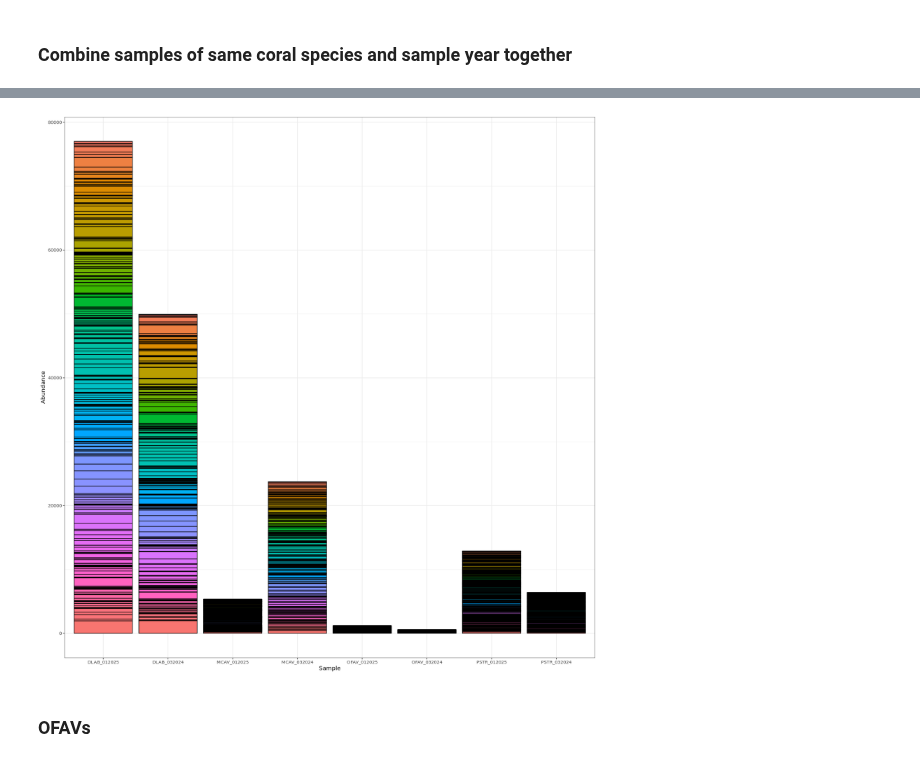
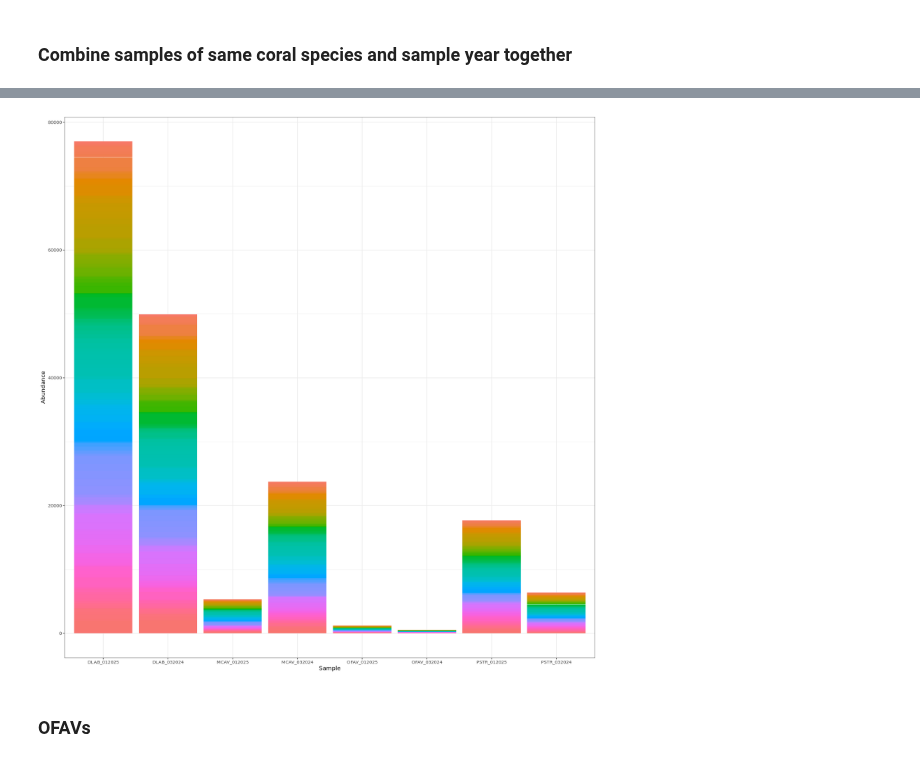
Before and after one commit to nikeaulrich/COL_metagenomics, a Jupyter notebook: COL_pathways_plots.ipynb, the cells around one changed output, grey strips where cells are left out. Drawn from its saved outputs; the diff is of its cells as text; code cells hidden in the pictures.

Commit message:
pathway plots and all plot spreadsheets

```diff
--- a/COL_pathways_plots.ipynb
+++ b/COL_pathways_plots.ipynb
@@ -78,7 +78,7 @@ A data.frame: 6 × 54
 #just checking to see
 write.csv(as.data.frame(pathways_filt), file= "pathways_filtered.csv")
 # %%
-column_list <- readLines("COL_column_order_pathways_exceptS20-25.txt")
+column_list <- readLines("COL_column_order_pathways.txt")
 pathways_filt_reordered <- pathways_filt[, column_list]
 head(pathways_filt_reordered)
 # %% [output]
@@ -160,7 +160,9 @@ pathway_totals$PSTR_032024 <- rowSums(pathways_filt_reordered[, c("032024_COL_SA
                                                                  "032024_COL_SAN_T5_162_PSTR_S39")],
                           na.rm = TRUE)
 pathway_totals$PSTR_012025 <- rowSums(pathways_filt_reordered[, c("012025_COL_SAN_T5_573_PSTR_S6","012025_COL_SAN_T5_576_PSTR_S9",
-                                                                 "012025_COL_SAN_T5_577_PSTR_S10","012025_COL_SAN_T5_582_PSTR_S15")],
+                                                                 "012025_COL_SAN_T5_577_PSTR_S10","012025_COL_SAN_T5_582_PSTR_S15",
+                                                                 "012025_COL_SAN_T5_587_PSTR_S20","012025_COL_SAN_T5_590_PSTR_S23",
+                                                                 "012025_COL_SAN_T5_592_PSTR_S25")],
                           na.rm = TRUE)
 
 head(pathway_totals)
@@ -194,12 +198,12 @@ df_pathway_totals_long <- pathway_totals_ready %>%
 # %%
 coral_pathway_plot<- df_pathway_totals_long %>%
   ggplot(aes(x = Sample, y = Abundance)) +
-  geom_bar(aes(fill = Pathway), colour="black", stat = "identity", position = "stack")+
+  geom_bar(aes(fill = Pathway), stat = "identity", position = "stack")+
   theme_bw()+
   theme(legend.position = "none")
 coral_pathway_plot
 # %% [output]
-[figure, old version]
+[figure, new version]
 # %% [markdown]
 ### OFAVs
 # %%
```
Also changed, not shown: parts of 36 cells of this notebook, 37 other files.
